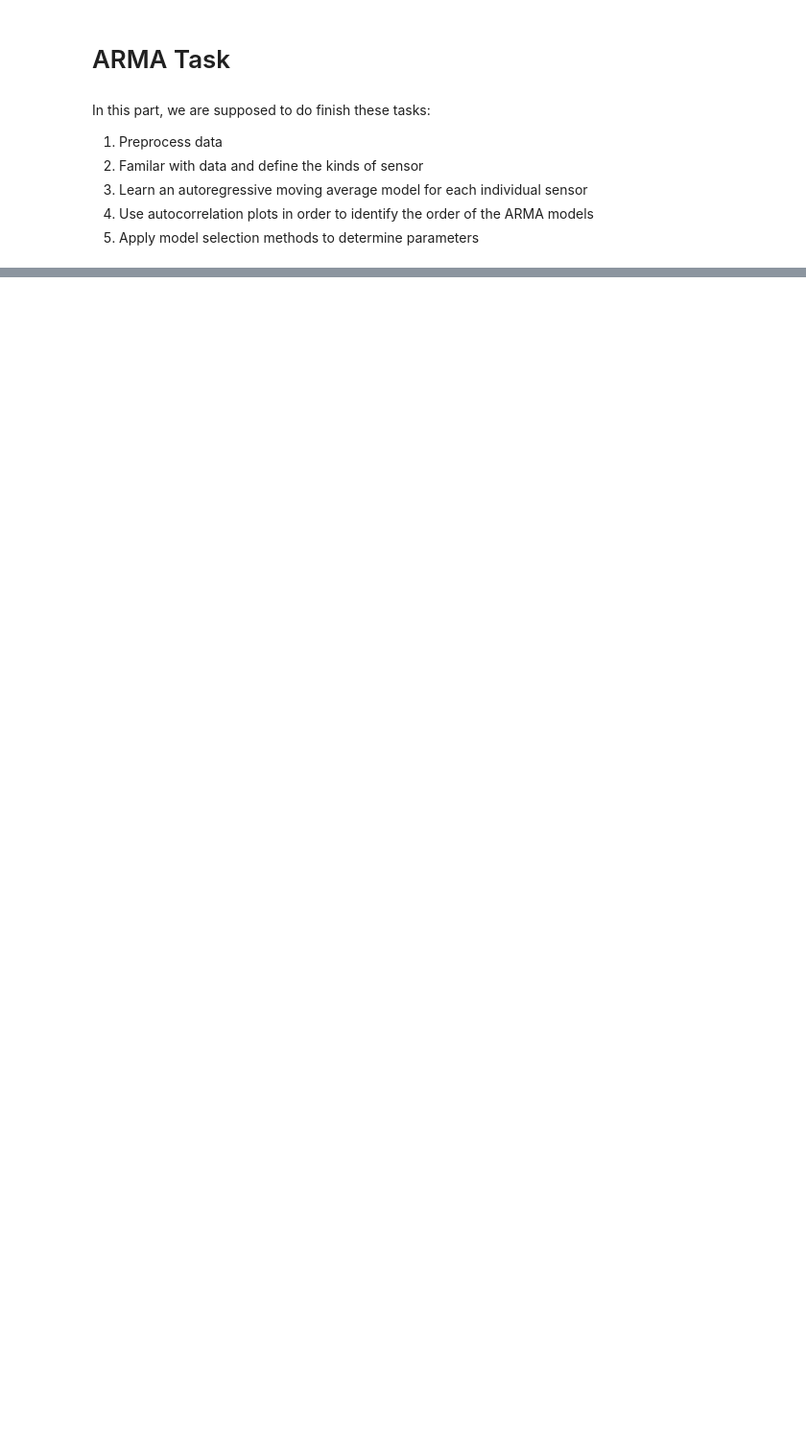
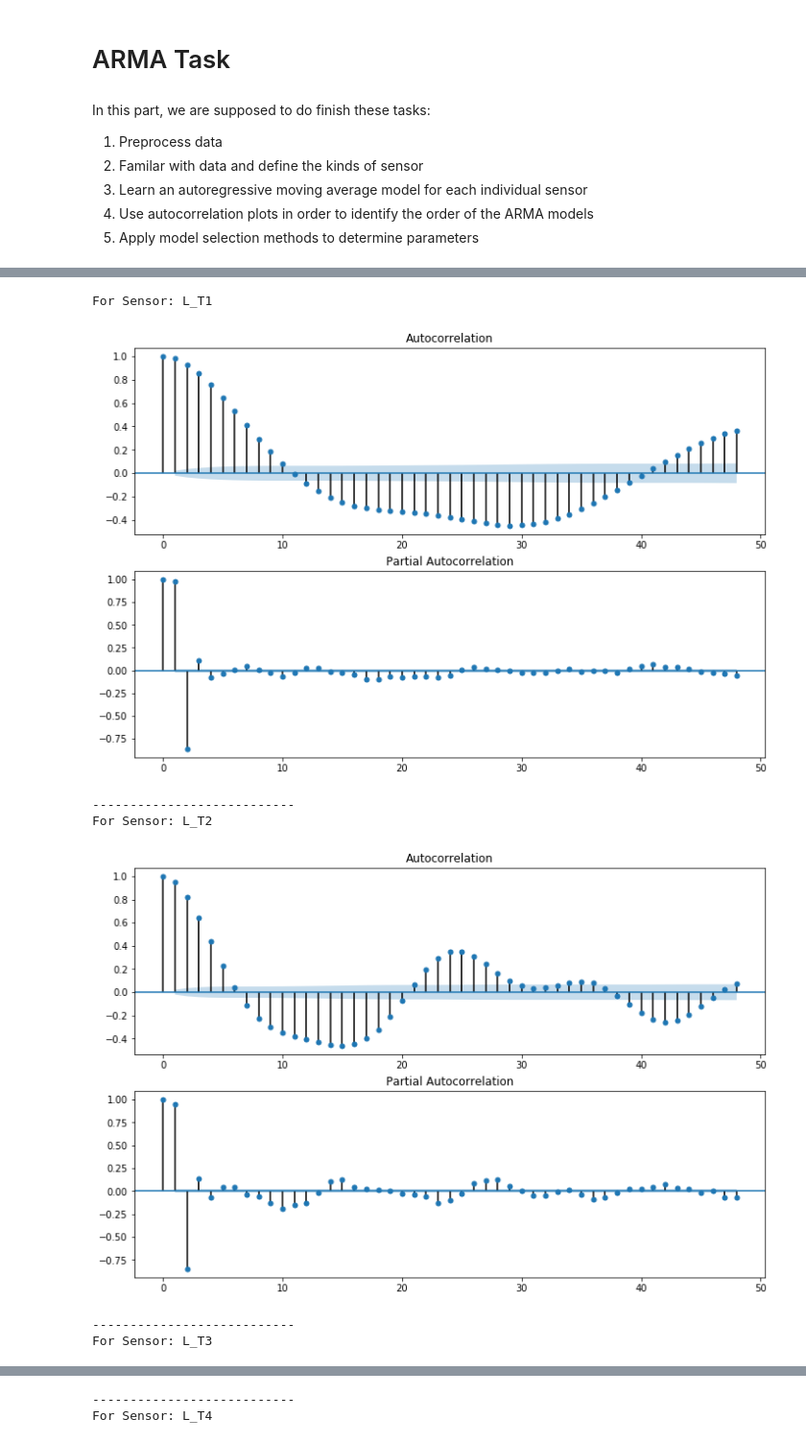
Before and after one commit to ZincW/CDA_Lab_Group6, a Jupyter notebook: Lab2- Anomaly Detection/ARMAPart.ipynb, the cells around one changed output, grey strips where cells are left out. Shown at 96% size. Drawn from its saved outputs; the diff is of its cells as text; code cells hidden in the pictures; blank space fills up the shorter version.

```diff
--- a/Lab2- Anomaly Detection/ARMAPart.ipynb
+++ b/Lab2- Anomaly Detection/ARMAPart.ipynb
@@ -168,7 +9,0 @@ plt.show()
-# %%
-dta= train03_series['L_T1']
-fig = plt.figure(figsize=(12,5))
-fig = sm.graphics.tsa.plot_acf(dta,lags=364)
-plt.show()
-fig = sm.graphics.tsa.plot_pacf(dta,lags=364)
-plt.show()
@@ -192,6 +9,0 @@ print(arma_mod3.aic,arma_mod3.bic,arma_mod3.hqic)
-# %%
-print(sm.stats.durbin_watson(arma_mod1.resid.values))
-resid = arma_mod1.resid#残差
-fig = plt.figure(figsize=(12,8))
-ax = fig.add_subplot(111)
-fig = qqplot(resid, line='q', ax=ax, fit=True)
@@ -201,6 +9,0 @@ fig = qqplot(resid, line='q', ax=ax, fit=True)
-# %%
-predict_sunspots = arma_mod1.predict('2014-12-28', '2015-01-06', dynamic=True)
-print(predict_sunspots)
-fig, ax = plt.subplots(figsize=(12, 8))
-ax = dta.ix['2014-01-06':].plot(ax=ax)
-predict_sunspots.plot(ax=ax)
@@ -220,0 +110,10 @@ Freq: D, dtype: float64
+# %%
+X_train03_preprocessed = pd.DataFrame()
+for column_name in L_group:
+    print('for sensor:',column_name)
+    stationarity_test(X_train03,column_name, 30 )
+    whitenoise_test(X_train03,column_name, 30 )
+    print('----------------------------------')
+#     X_train03_preprocessed[column_name] = X_train03[column_name].diff(1)
+#     X_train03_preprocessed[column_name].plot()
+#     plt.show()
@@ -220,0 +145,19 @@ Freq: D, dtype: float64
+# %%
+for column_name in L_group:
+    print('For Sensor:', column_name)
+    dta= X_train03[column_name]
+    fig = plt.figure(figsize=(12,8))
+    ax1 = fig.add_subplot(211)
+    fig = sm.graphics.tsa.plot_acf(dta.values.squeeze(), lags=48, ax=ax1)
+    ax2 = fig.add_subplot(212)
+    fig = sm.graphics.tsa.plot_pacf(dta, lags=48, ax=ax2)
+    plt.show()
+    print('---------------------------')
+# %% [output]
+For Sensor: L_T1
+[figure, added]
+---------------------------
+For Sensor: L_T2
+[figure, added]
+---------------------------
+For Sensor: L_T3
@@ -220,0 +165,2 @@ Freq: D, dtype: float64
+---------------------------
+For Sensor: L_T4
```
Also changed, not shown: parts of 42 cells of this notebook, 1 other file.
